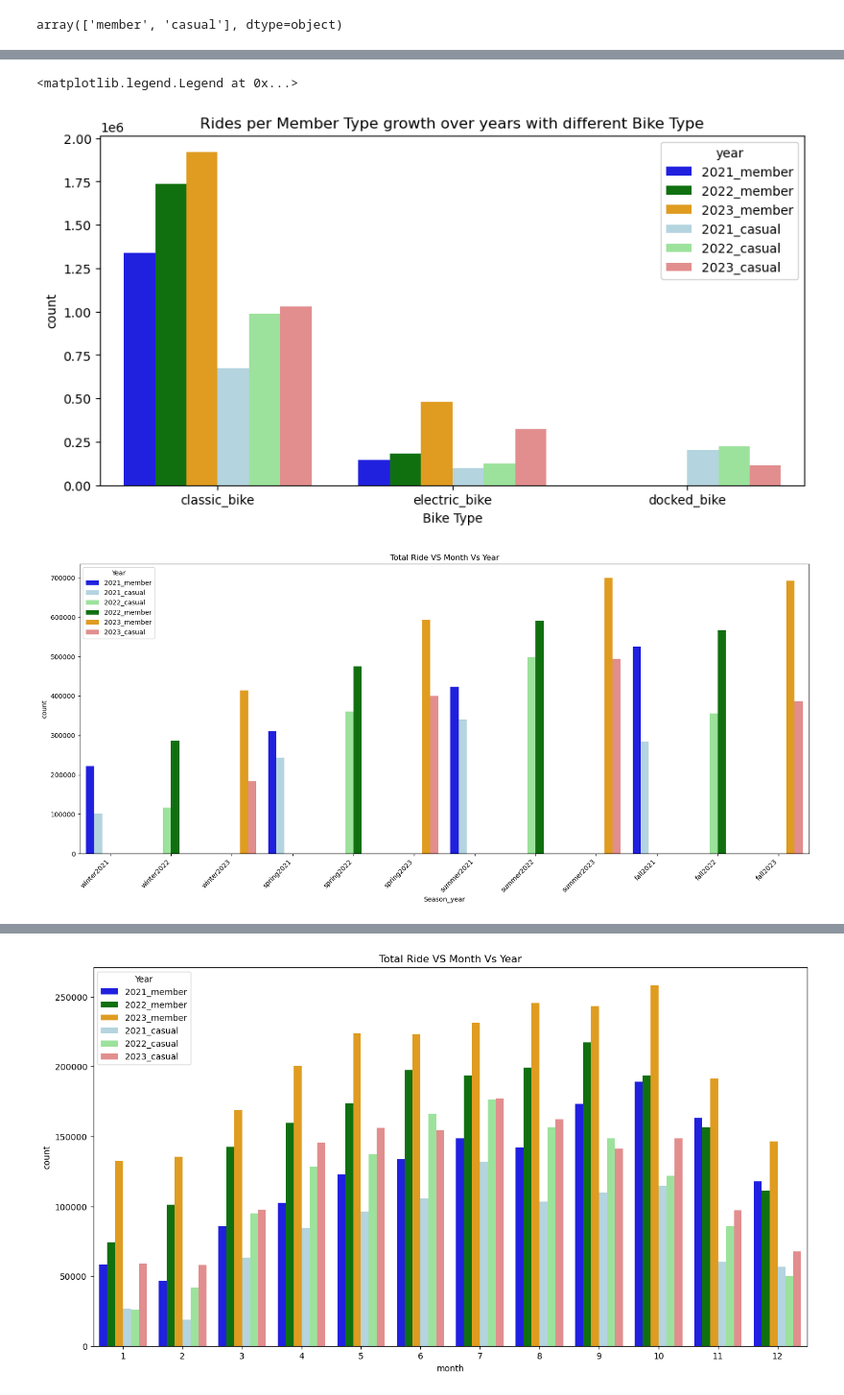
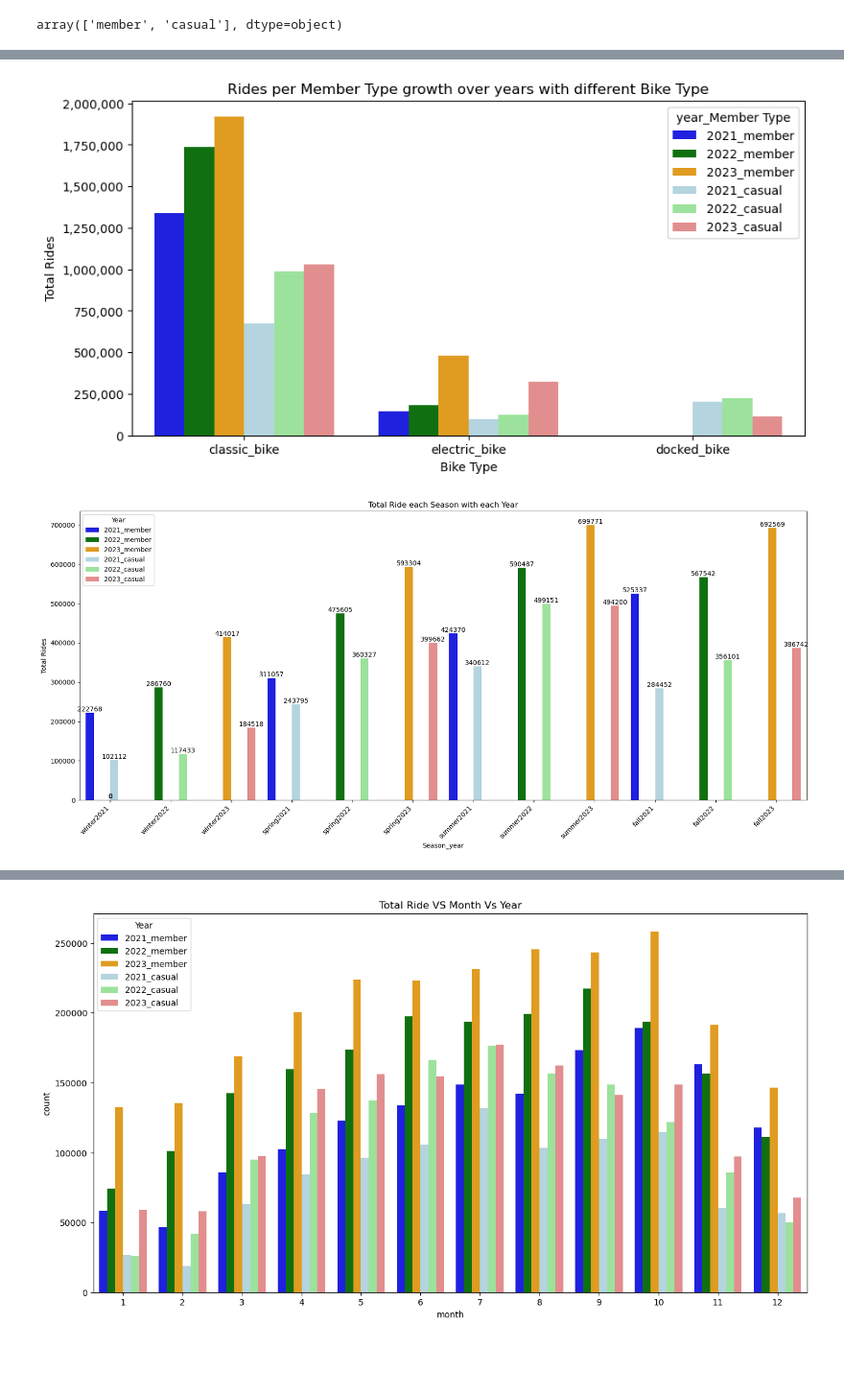
Before and after one commit to Karan9603/Data-Science-Projects, a Jupyter notebook: Project_3_Bike_Project/EDA_main.ipynb, the cells around one changed output, grey strips where cells are left out. Shown at 96% size. Saved outputs shown, nothing was run; the diff lists cells and outputs as text; code cells hidden in the pictures; blank space fills up the shorter version.

```diff
--- a/Project_3_Bike_Project/EDA_main.ipynb
+++ b/Project_3_Bike_Project/EDA_main.ipynb
@@ -182,7 +182,7 @@ F_data.head()
 | 4 | DA46A05139C0EA2F | classic_bike | 2021-01-01 00:17:46 | 2021-01-01 00:21:00 | 11th & Park Rd NW | 31651.0 | 14th & Newton St NW | ... |
 | 6 | 0535306B61EF92F9 | classic_bike | 2021-01-01 00:19:06 | 2021-01-01 00:36:28 | Bladensburg Rd & Benning Rd NE | 31617.0 | Good Hope Rd & MLK Ave SE | ... |
 # %%
-
+from matplotlib.ticker import FuncFormatter
 # Create the countplot
 plt.figure(figsize=(10, 5))
 plt.title('Rides per Member Type Growth Over Years')
@@ -205,6 +205,12 @@ for p in ax.patches:
     ax.text(x_position, height + 0.05, f'{int(height)}', ha='center', va='bottom')
 
 plt.xlabel('Member Type')
+plt.ylabel('Total Rides')
 plt.legend(title='Year', loc='upper right')
+# Use FuncFormatter to format the y-axis to display full numbers
+def format_func(value, tick_number):
+    return f'{int(value):,}'  # Add commas for thousands separation
+
+plt.gca().yaxis.set_major_formatter(FuncFormatter(format_func))
 plt.show()
 # %% [output]
@@ -212,30 +218,40 @@ plt.show()
 # %%
 #Order = ['2021_member', '2021_casual','2022_member', '2022_casual','2023_member', '2023_casual']
+from matplotlib.ticker import FuncFormatter
+
 Order = ['2021_member','2022_member','2023_member','2021_casual', '2022_casual', '2023_casual']
 F_data['year_member'] = pd.Categorical(F_data['year_member'], categories=Order, ordered=True)
 plt.figure(figsize=(10,5))
 plt.title ('Rides per Member Type growth over years with different Bike Type')
 #Palette = {2021: 'skyblue', 2022: 'green', 2023: 'orange'}
 Palette = {
     '2021_member': 'blue',
     '2021_casual': 'lightblue',
     '2022_member': 'green',
     '2022_casual': 'lightgreen',
     '2023_member': 'orange',
     '2023_casual': 'lightcoral'
 }
 #Order = ['2021_member', '2021_casual','2022_member', '2022_casual','2023_member', '2023_casual']
 sns.countplot(data=F_data,x='rideable_type',hue='year_member', palette=Palette)
 plt.xlabel ('Bike Type')
-plt.legend(title='year', loc='upper right')
+plt.ylabel ('Total Rides')
+plt.legend(title='year_Member Type', loc='upper right')
+# Use FuncFormatter to format the y-axis to display full numbers
+def format_func(value, tick_number):
+    return f'{int(value):,}'  # Add commas for thousands separation
+
+plt.gca().yaxis.set_major_formatter(FuncFormatter(format_func))
+
+# Display the plot
+plt.show()
 # %% [output]
-<matplotlib.legend.Legend at 0x...>
-[figure, old version]
+[figure, new version]
 # %%
 Season_order = ('winter2021','winter2022','winter2023','spring2021','spring2022','spring2023','summer2021','summer2022','summer2023','fall2021','fall2022','fall2023')
 F_data['Season_year'] = pd.Categorical(F_data['Season_year'],categories=Season_order,ordered=True)
 plt.figure(figsize=(20,8))
-plt.title ('Total Ride VS Month Vs Year')
+plt.title ('Total Ride each Season with each Year')
 Palette = {
     '2021_member': 'blue',
     '2021_casual': 'lightblue',
@@ -245,17 +261,29 @@ Palette = {
     '2023_casual': 'lightcoral'
 }
 bar_width = 0.8
-sns.countplot(F_data,x='Season_year', hue='year_member' , palette= Palette, dodge=True, width=bar_width)
+ax = sns.countplot(F_data,x='Season_year', hue='year_member' , palette= Palette, dodge=True, width=bar_width)
+
+# Annotate the count values (y-axis numbers) on top of the bars
+for p in ax.patches:
+    # Get the height of each bar (this is the count)
+    height = p.get_height()
+
+    # Get the x position of the bar (center of the bar)
+    x_position = p.get_x() + p.get_width() / 2
+
+    # Place the count value above the bar
+    ax.text(x_position, height + 0.05, f'{int(height)}', ha='center', va='bottom')
 
 #Add legend
 plt.legend(title='Year', loc='upper left')
 
 plt.xticks(rotation=45, ha='right')
+plt.ylabel ('Total Rides')
 
 # Show the plot
 plt.show()
 # %% [output]
-[figure, old version]
+[figure, new version]
 # %%
 Season_order = ('winter2021','winter2022','winter2023','spring2021','spring2022','spring2023','summer2021','summer2022','summer2023','fall2021','fall2022','fall2023')
 F_data['Season_year'] = pd.Categorical(F_data['Season_year'],categories=Season_order,ordered=True)
```
Also changed, not shown: parts of 2 cells of this notebook, 1 other file.
